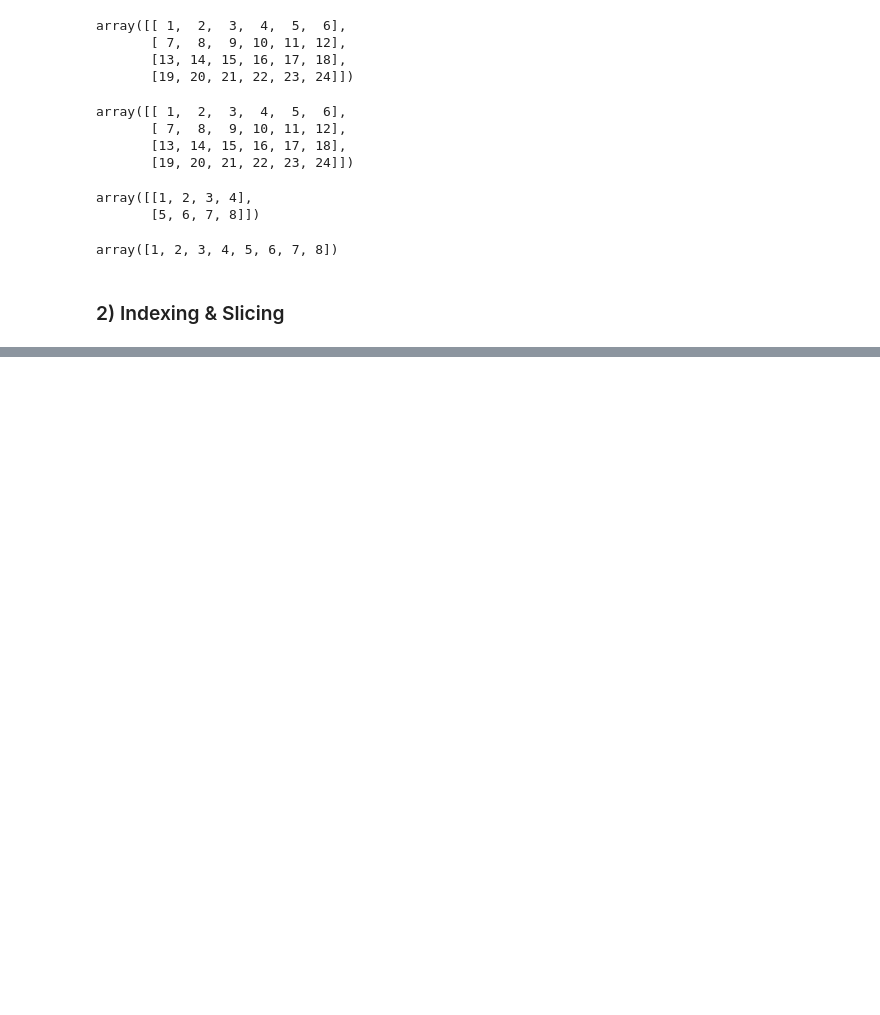
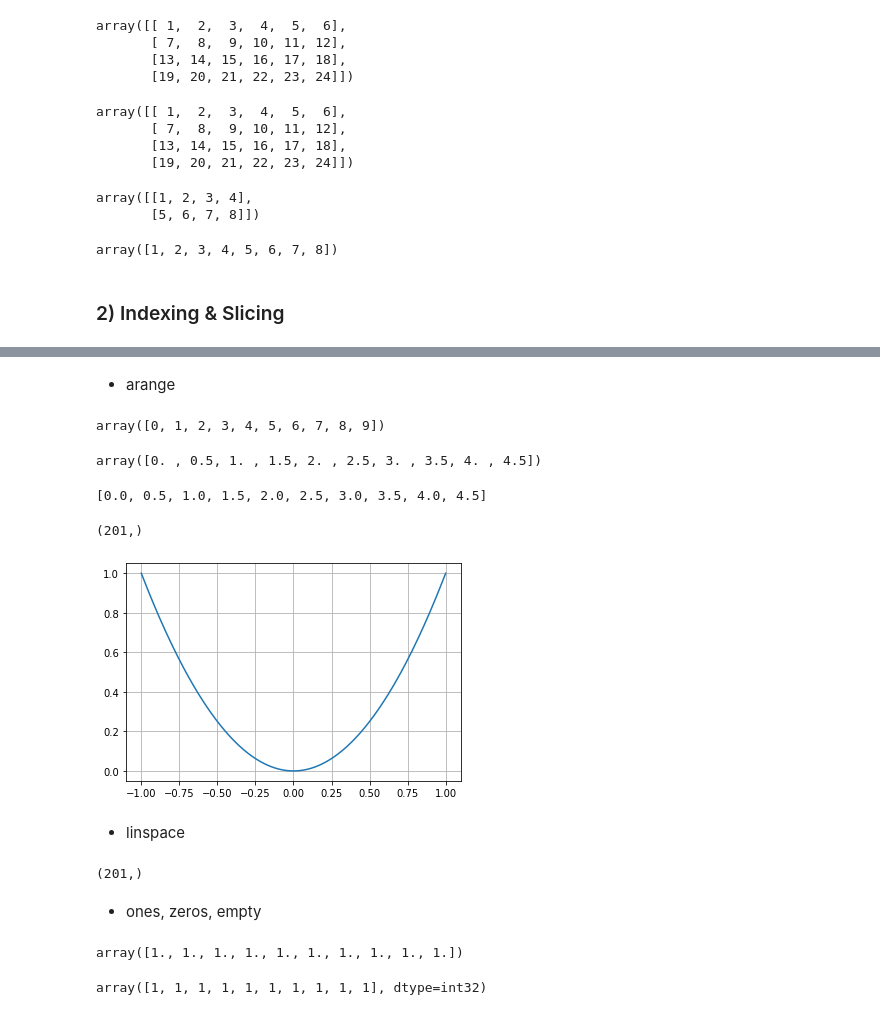
Before and after one commit to ckiekim/DongA-Univ-Lecture-20210929, a Jupyter notebook: 02.데이터분석/01_Numpy.ipynb, the cells around one changed output, grey strips where cells are left out. Drawn from its saved outputs; the diff is of its cells as text; code cells hidden in the pictures; blank space fills up the shorter version.

```diff
--- a/02.데이터분석/01_Numpy.ipynb
+++ b/02.데이터분석/01_Numpy.ipynb
@@ -95,0 +140,44 @@ array([1, 2, 3, 4, 5, 6, 7, 8])
+# %% [markdown]
+- arange
+# %%
+np.arange(10)
+# %% [output]
+array([0, 1, 2, 3, 4, 5, 6, 7, 8, 9])
+# %%
+np.arange(0, 5, 0.5)
+# %% [output]
+array([0. , 0.5, 1. , 1.5, 2. , 2.5, 3. , 3.5, 4. , 4.5])
+# %%
+float_list = np.arange(0, 5, 0.5).tolist()
+float_list
+# %% [output]
+[0.0, 0.5, 1.0, 1.5, 2.0, 2.5, 3.0, 3.5, 4.0, 4.5]
+# %%
+a = np.arange(-1, 1.01, 0.01)
+a.shape
+# %% [output]
+(201,)
+# %%
+import matplotlib.pyplot as plt
+plt.plot(a, a*a)
+plt.grid()
+plt.show()
+# %% [output]
+[figure, added]
+# %% [markdown]
+- linspace
+# %%
+b = np.linspace(-1, 1, 201)     # -1 ~ 1 을 201 등분
+b.shape
+# %% [output]
+(201,)
+# %% [markdown]
+- ones, zeros, empty
+# %%
+np.ones(10)
+# %% [output]
+array([1., 1., 1., 1., 1., 1., 1., 1., 1., 1.])
+# %%
+np.ones(10, dtype=np.int32)
+# %% [output]
+array([1, 1, 1, 1, 1, 1, 1, 1, 1, 1], dtype=int32)
```
Also changed, not shown: parts of 66 cells of this notebook.
